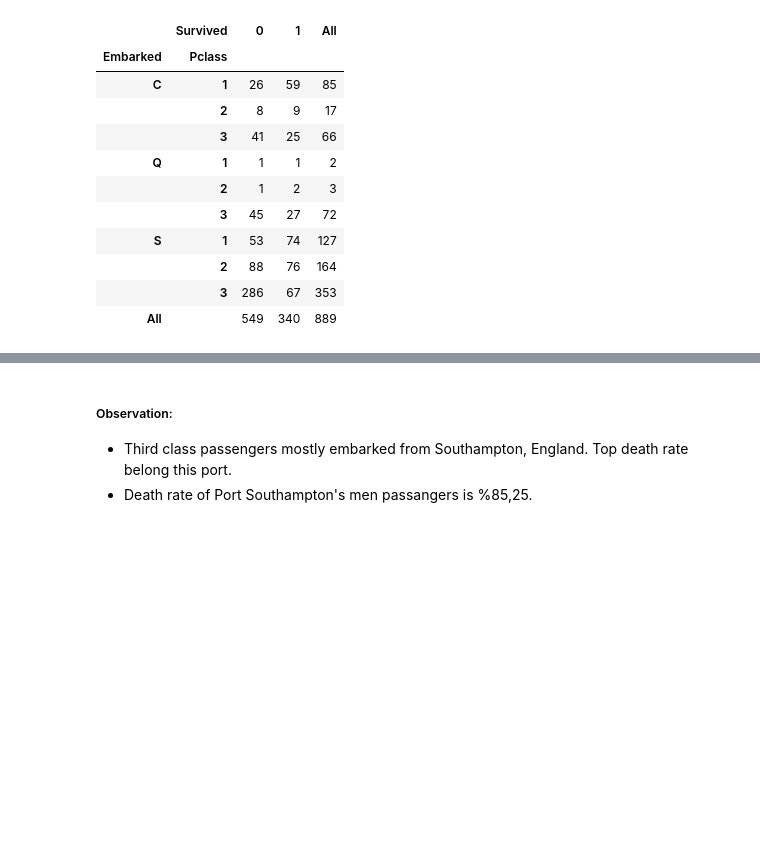
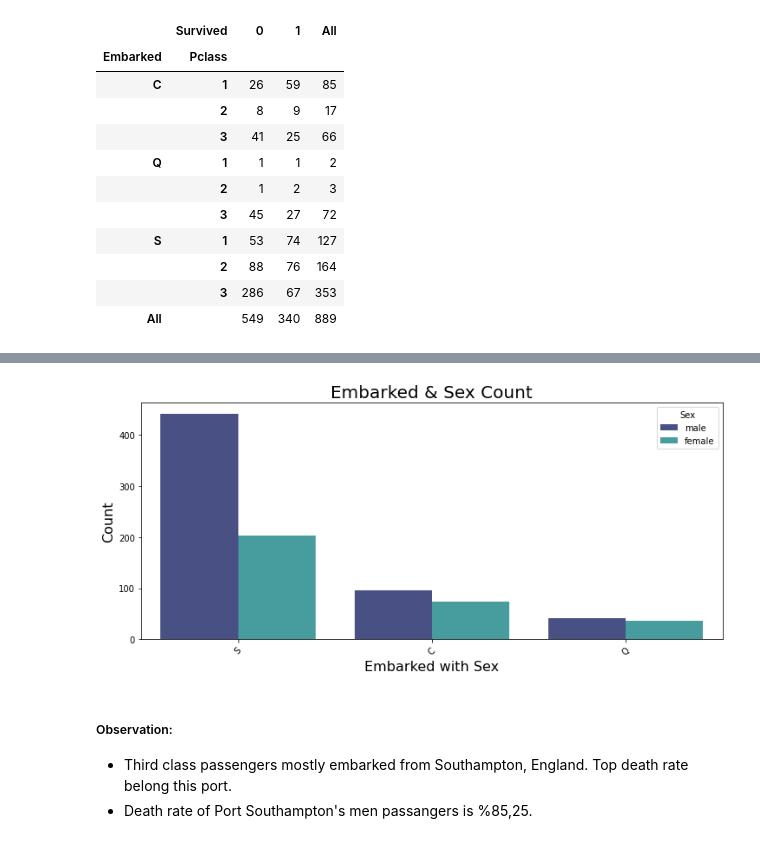
Before and after one commit to ElifKarakutukDinc/Titanic-EDA, a Jupyter notebook: EDA-function.ipynb, the cells around one changed output, grey strips where cells are left out. Cells and saved outputs as stored; diff of their text form; code cells hidden in the pictures; blank space fills up the shorter version.

```diff
--- a/EDA-function.ipynb
+++ b/EDA-function.ipynb
@@ -465,5 +475,7 @@ pd.crosstab([df_train.Embarked,df_train.Sex],df_train.Survived,margins=True).sty
 # %%
-countplot_group(df_train,"Embarked","Embarked with Sex","Count","Sex","Embarked & Sex Count")
+countplot_viz(df_train,"Embarked","Embarked with Sex","Count","Embarked & Sex Count",hue="Sex")
+# %% [output]
+[figure, added]
 # %% [markdown]
 ##### Observation:
 * Third class passengers mostly embarked from Southampton, England. Top death rate belong this port.
```
Also changed, not shown: parts of 20 cells of this notebook.
